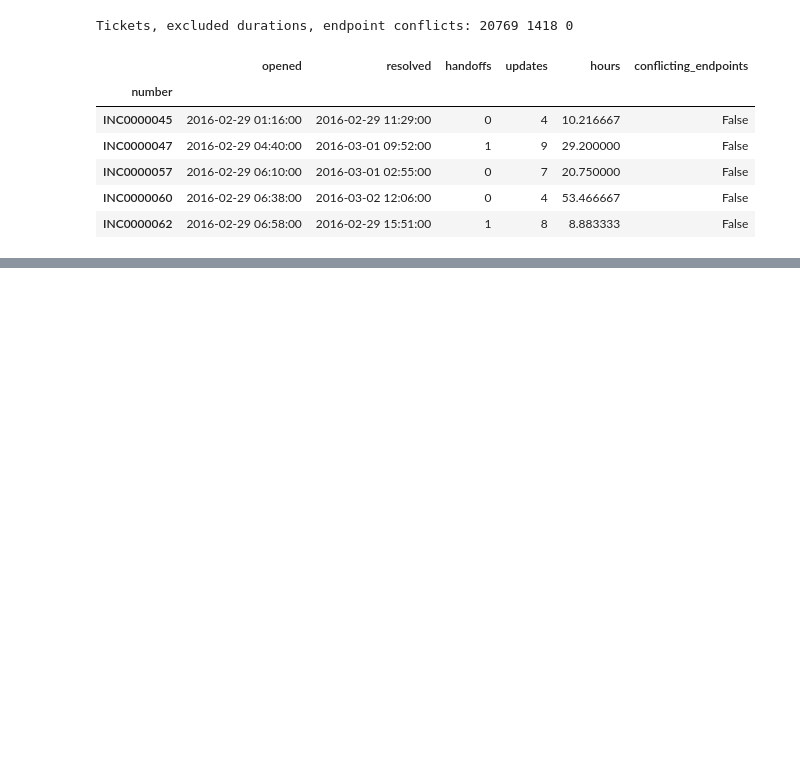
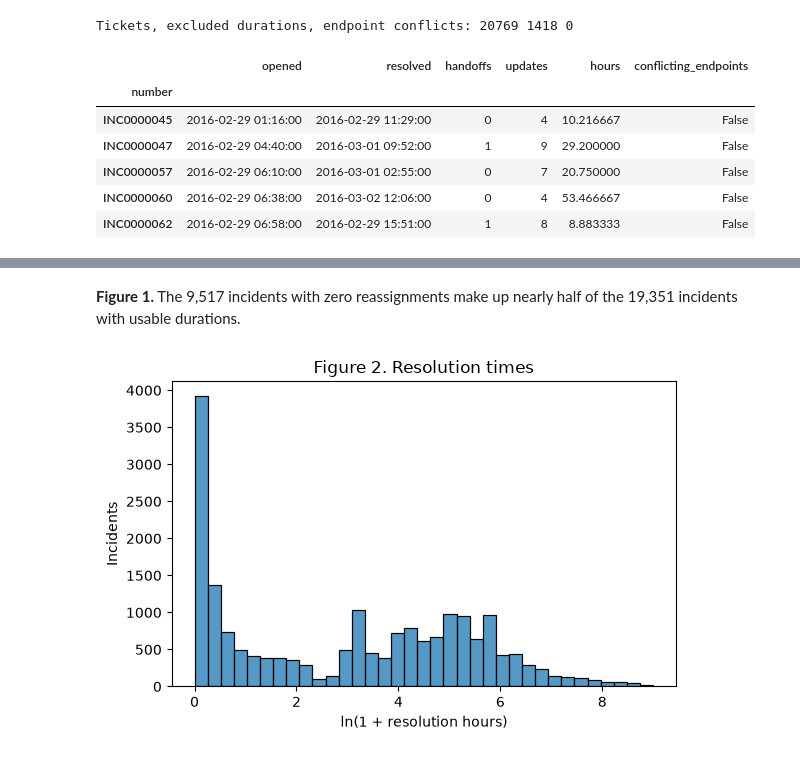
Before and after one commit to marttp/ai-programming-foundations-project, a Jupyter notebook: data_workflow.ipynb, the cells around one changed output, grey strips where cells are left out. Drawn from its saved outputs; the diff is of its cells as text; code cells hidden in the pictures; blank space fills up the shorter version.

```diff
--- a/data_workflow.ipynb
+++ b/data_workflow.ipynb
@@ -92,0 +99,10 @@ Duration quantiles (hours): {0.5: 24.6, 0.9: 397.37, 0.99: 2952.09}
+# %% [markdown]
+**Figure 1.** The 9,517 incidents with zero reassignments make up nearly half of the 19,351 incidents with usable durations.
+# %%
+fig, ax = plt.subplots(figsize=(6, 4))
+sns.histplot(np.log1p(tickets.hours.dropna()), bins=35, ax=ax)
+ax.set(title="Figure 2. Resolution times", xlabel="ln(1 + resolution hours)", ylabel="Incidents")
+fig.tight_layout()
+plt.show()
+# %% [output]
+[figure, added]
```
Also changed, not shown: parts of 16 cells of this notebook, 4 other files.
